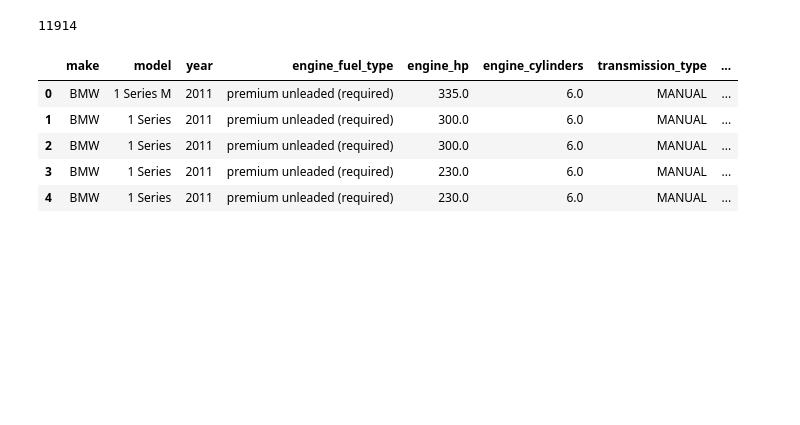
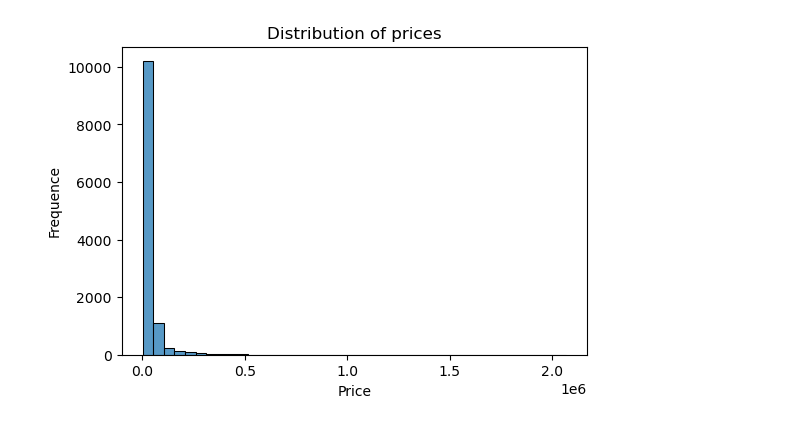
Before and after one commit to xiaoRoy/notebooks, a Jupyter notebook: machine-learning/car-price.ipynb, the cells around one changed output. Drawn from its saved outputs; the diff is of its cells as text; code cells hidden in the pictures; blank space fills up the shorter version.

```diff
--- a/machine-learning/car-price.ipynb
+++ b/machine-learning/car-price.ipynb
@@ -1,10 +1,10 @@
 # %%
 import numpy as np
 import pandas as pd
+import seaborn as sns
 from matplotlib import pyplot as plt
 %matplotlib inline
 
 data_frame = pd.read_csv('data.csv')
 len(data_frame)
+target_msrp = 'msrp'
-# %% [output]
-11914
@@ -13,11 +11,16 @@ len(data_frame)
 # %%
 data_frame.columns = data_frame.columns.str.lower().str.replace(' ', '_')
+
+string_columns = list(data_frame.dtypes[data_frame.dtypes == 'object'].index)
+
+for column in string_columns:
+    data_frame[column] = data_frame[column].str.lower().str.replace(' ', '_')
-# %%
-data_frame.head()
-# %% [output]
-|  | make | model | year | engine_fuel_type | engine_hp | engine_cylinders | transmission_type | ... |
-| 0 | BMW | 1 Series M | 2011 | premium unleaded (required) | 335.0 | 6.0 | MANUAL | ... |
-| 1 | BMW | 1 Series | 2011 | premium unleaded (required) | 300.0 | 6.0 | MANUAL | ... |
-| 2 | BMW | 1 Series | 2011 | premium unleaded (required) | 300.0 | 6.0 | MANUAL | ... |
-| 3 | BMW | 1 Series | 2011 | premium unleaded (required) | 230.0 | 6.0 | MANUAL | ... |
-| 4 | BMW | 1 Series | 2011 | premium unleaded (required) | 230.0 | 6.0 | MANUAL | ... |
+# %%
+plt.figure(figsize=(6, 4))
+sns.histplot(data_frame[target_msrp], bins=40)
+plt.xlabel('Price')
+plt.ylabel('Frequence')
+plt.title('Distribution of prices')
+plt.show()
+# %% [output]
+[figure, added]
```
Also changed, not shown: parts of 14 cells of this notebook.
